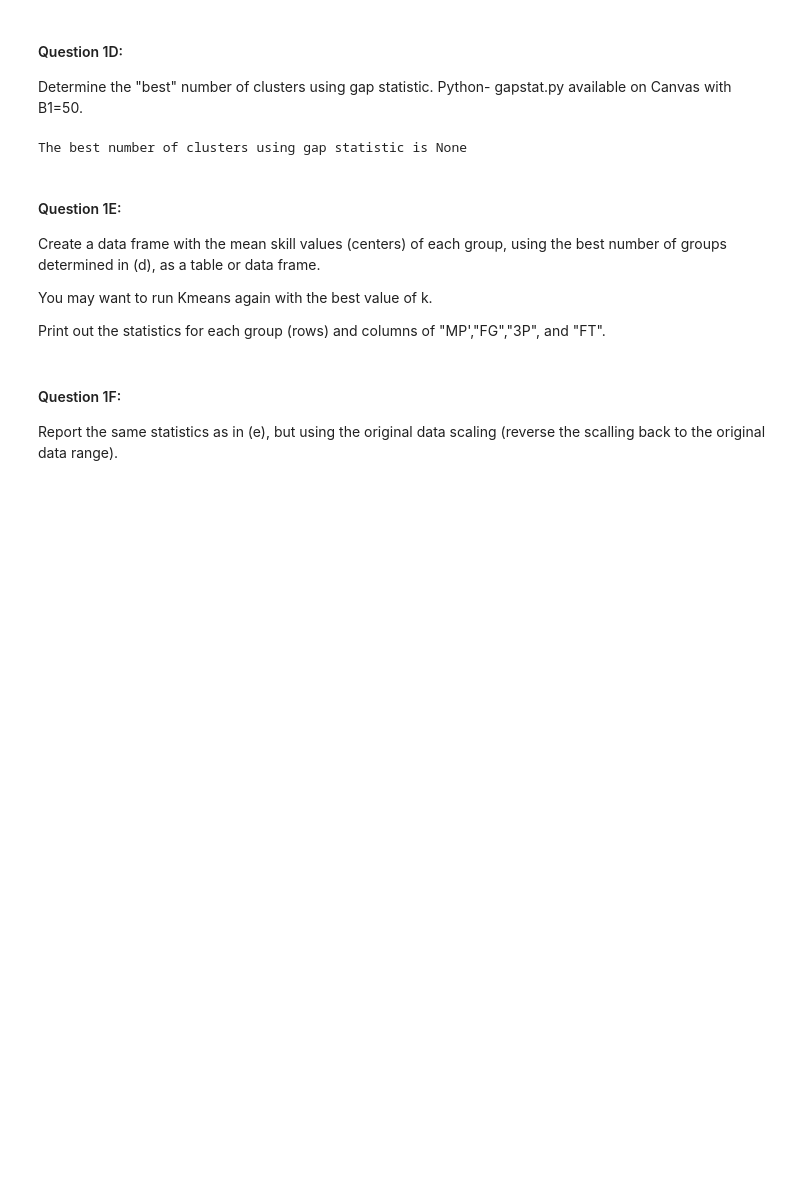
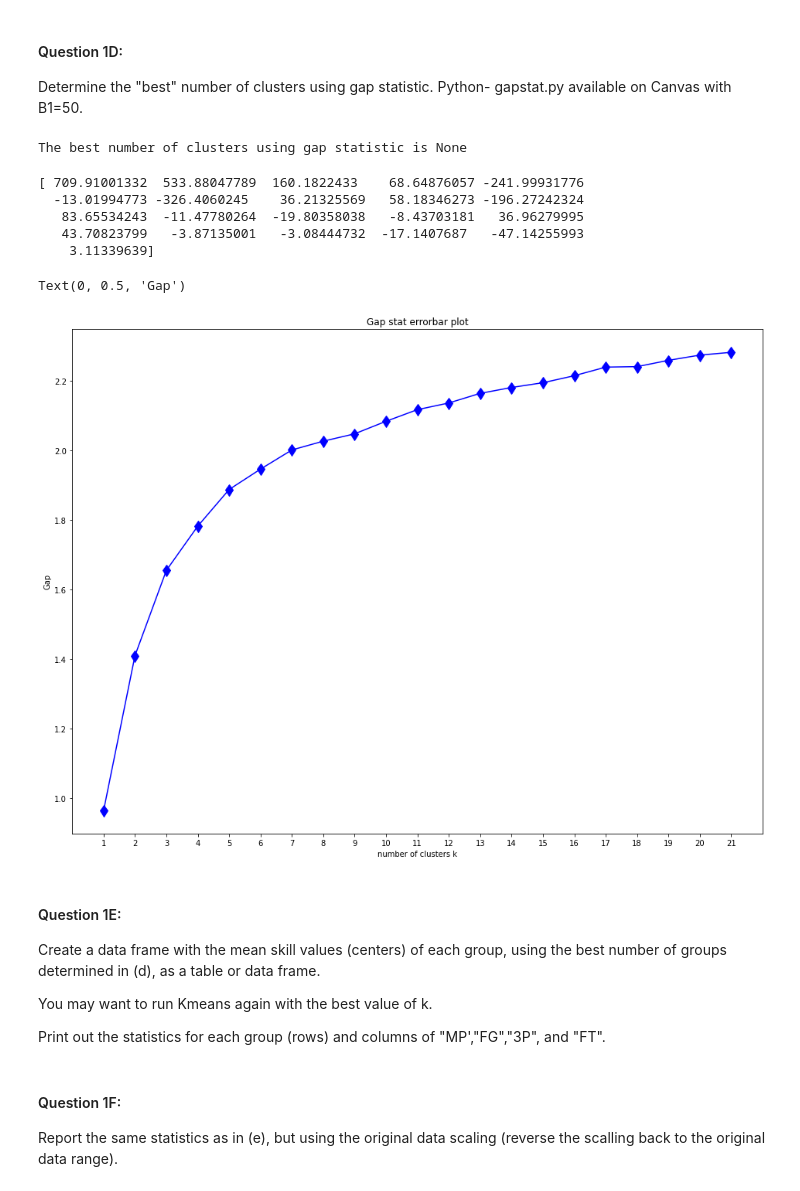
Before and after one commit to DevvyDont/DataMining, a Jupyter notebook: A4/A4_Group_Zamorano.ipynb, the cells around one changed output. Cells and saved outputs as stored; diff of their text form; code cells hidden in the pictures; blank space fills up the shorter version.

```diff
--- a/A4/A4_Group_Zamorano.ipynb
+++ b/A4/A4_Group_Zamorano.ipynb
@@ -144,6 +145,48 @@ best_k, _ = gapstat.gapstat(df_players_20plus_games_filtered.copy(), B1=50)
 print(f"The best number of clusters using gap statistic is {best_k}")
 # %% [output]
 The best number of clusters using gap statistic is None
+# %%
+from gapstat import gapstat
+from sklearn.cluster import AgglomerativeClustering
+
+X = df_players_20plus_games_filtered.copy()
+
+max_k = 20
+
+# cluster the data set using the gapstat algorithm
+n_clusters, labels, stats = gapstat(X, clusterer=AgglomerativeClustering(),
+                                    max_k=max_k, calcStats=True)
+
+
+# load stats into a pandas dataframe
+stats_df = pd.DataFrame(data=stats["data"], index=stats["index"], columns=stats["columns"])
+#print(stats_df)
+
+
+infl = np.gradient(stats_df["Gap"],stats_df["Std Err"])
+
+
+print(infl)
+# %% [output]
+[ 709.91001332  533.88047789  160.1822433    68.64876057 -241.99931776
+  -13.01994773 -326.4060245    36.21325569   58.18346273 -196.27242324
+   83.65534243  -11.47780264  -19.80358038   -8.43703181   36.96279995
+   43.70823799   -3.87135001   -3.08444732  -17.1407687   -47.14255993
+    3.11339639]
+# %%
+plt.figure(figsize=(16, 12))
+
+plt.title("Gap stat errorbar plot")
+
+
+plt.errorbar(stats_df.index, stats_df["Gap"], yerr=stats_df["Std Err"], capsize=5, color='blue',
+             linewidth=1.5, uplims=True, lolims=True,label='uplims=True, lolims=True')
+plt.xticks(range(1,(max_k+2)))
+plt.xlabel('number of clusters k')
+plt.ylabel('Gap')
+# %% [output]
+Text(0, 0.5, 'Gap')
+[figure, added]
 # %% [markdown]
 #### Question 1E:
 Create a data frame with the mean skill values (centers) of each group, using the best number of groups determined in (d), as a table or data frame.
```
Also changed, not shown: parts of 6 cells of this notebook.
